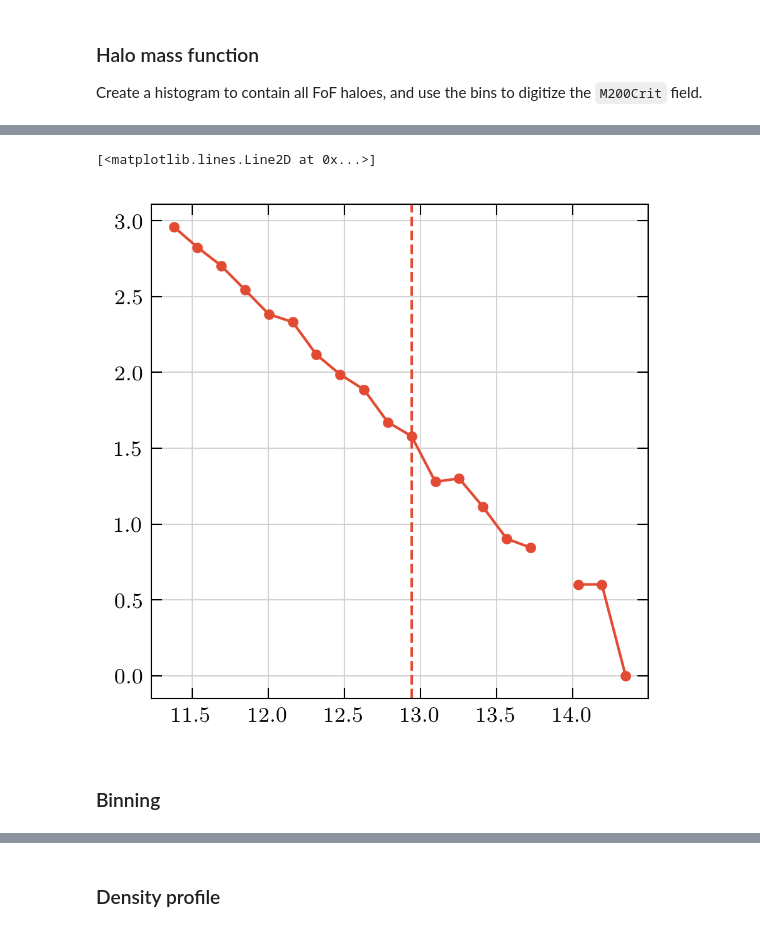
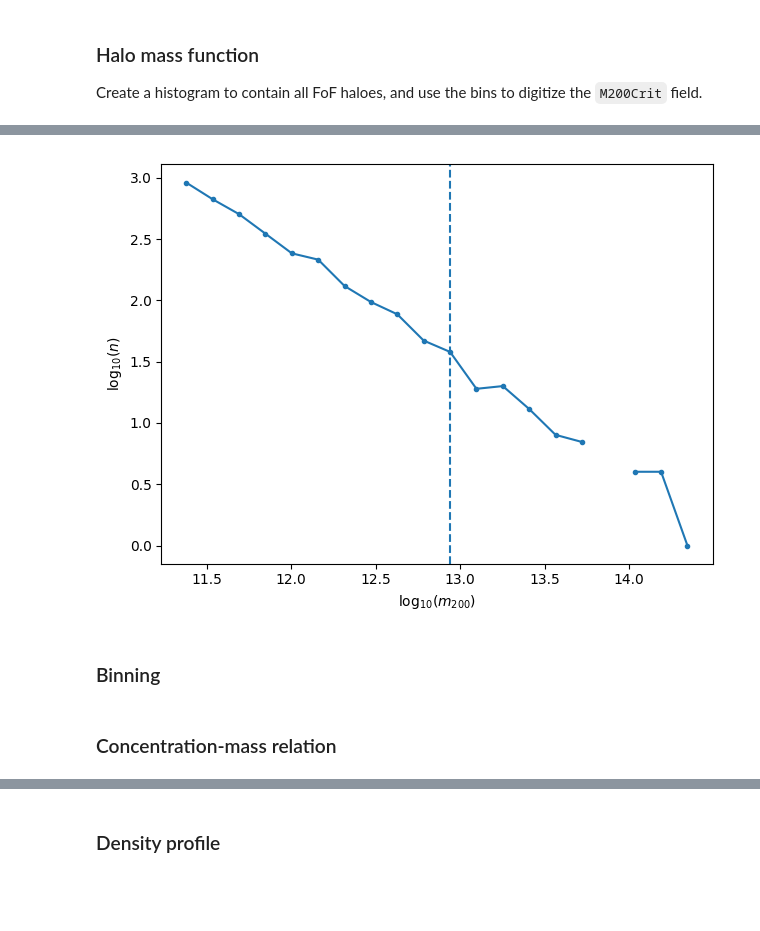
Before and after one commit to oleskiewicz/hbtp, a Jupyter notebook: halo.ipynb, the cells around one changed output, grey strips where cells are left out. Drawn from its saved outputs; the diff is of its cells as text; code cells hidden in the pictures; blank space fills up the shorter version.

```diff
--- a/halo.ipynb
+++ b/halo.ipynb
@@ -17,7 +17,7 @@ from src import cosmology
 from src import nfw
 from src import einasto
 # %%
-plt.style.use('paper')
+# plt.style.use('paper')
 # %% [markdown]
 ### Analysis parameters
 # %%
@@ -55,15 +63,22 @@ Create a histogram to contain all FoF haloes, and use the bins to digitize the `
 # %%
 def read_haloes(r, snap):
     hs = r.LoadHostHalos(snap)[['HaloId','R200CritComoving','M200Crit']]
-    # hs = hs[(hs['M200Crit'] >= 20) & (hs['CenterOffset'] >= 0.1)]
+    hs = hs[hs['M200Crit'] >= 20]
     hs = hs[hs['M200Crit'] >= 20]
     hs['M200Crit'] = 1e10*hs['M200Crit']
     return hs
 
 def bin_haloes(haloes, bin_column, bin_edges, transform=lambda x: x):
-    hs = np.lib.recfunctions.append_fields(haloes, 'bin',\
-        np.digitize(transform(haloes[bin_column]), bin_edges),\
-        usemask=False)
+    hs = np.lib.recfunctions.append_fields(
+        haloes,
+        'bin',
+        np.digitize(
+            transform(haloes[bin_column]),
+            bin_edges[1:],
+            right=True
+        ),
+        usemask=False,
+    )
     return hs
 
 def halo_mass_function(r, snap, nbins):
@@ -75,9 +102,14 @@ def halo_mass_function(r, snap, nbins):
 # %%
-plt.axvline(halo_mass_function(r, snap, nbins)[0][bin], color='C0', linestyle='--')
-plt.plot(*halo_mass_function(r, snap, nbins), color='C0', marker='.')
+fig, ax = plt.subplots(1)
+ax.set_xlabel(r"$\log_{10}(m_{200})$")
+ax.set_ylabel(r"$\log_{10}(n)$")
+
+ax.axvline(halo_mass_function(r, snap, nbins)[0][bin], color='C0', linestyle='--')
+ax.plot(*halo_mass_function(r, snap, nbins), color='C0', marker='.')
+
+fig.tight_layout()
 # %% [output]
-[<matplotlib.lines.Line2D at 0x...>]
-[figure, old version]
+[figure, new version]
 # %% [markdown]
 ### Binning
 # %%
@@ -87,0 +119,2 @@ hs = hs[hs['bin'] == bin]
+# %% [markdown]
+### Concentration-mass relation
```
Also changed, not shown: parts of 11 cells of this notebook, 1 other file.
